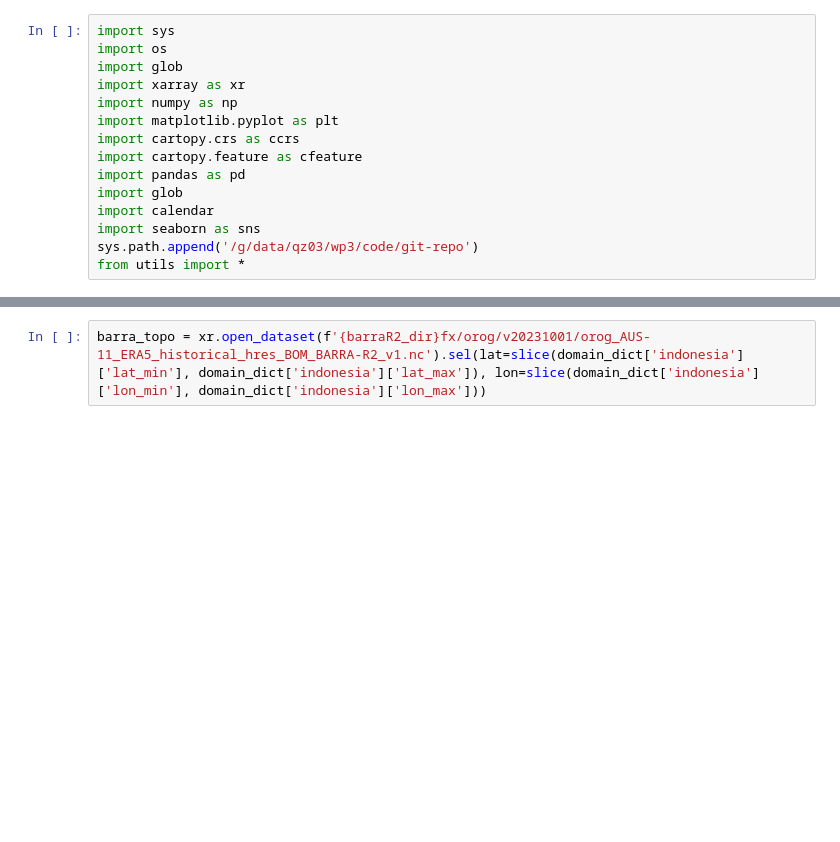
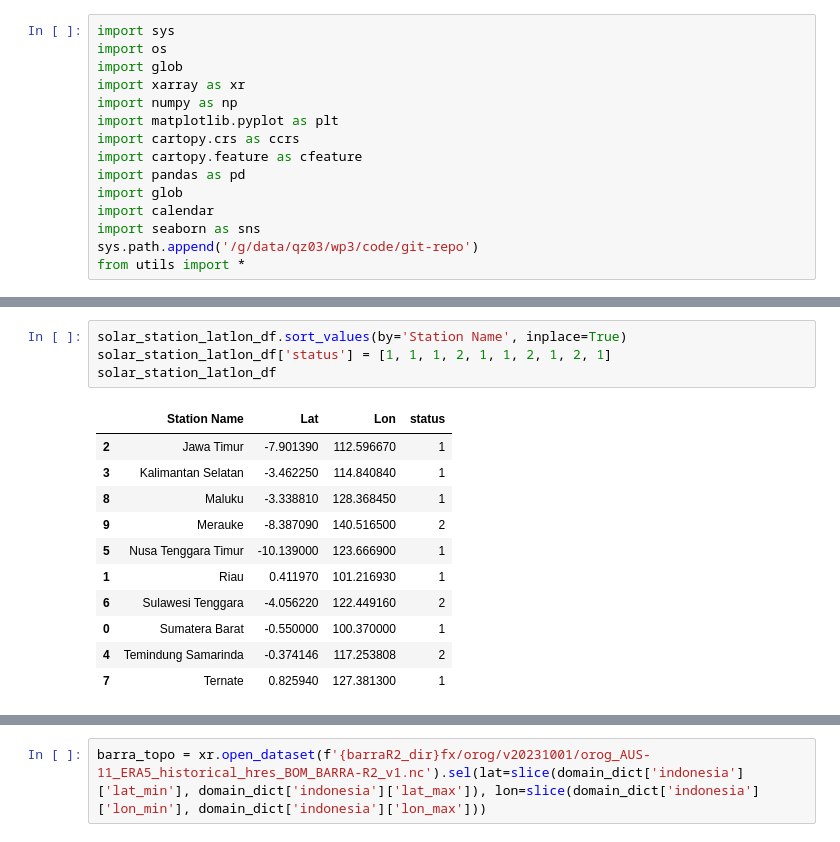
Before and after one commit to jb6465/wetsa-wp3, a Jupyter notebook: 2-in-situ_comparison.ipynb, the cells around one changed output, grey strips where cells are left out. Saved outputs shown, nothing was run; the diff lists cells and outputs as text; blank space fills up the shorter version.

```diff
--- a/2-in-situ_comparison.ipynb
+++ b/2-in-situ_comparison.ipynb
@@ -19,0 +65,16 @@ from utils import *
+# %%
+solar_station_latlon_df.sort_values(by='Station Name', inplace=True)
+solar_station_latlon_df['status'] = [1, 1, 1, 2, 1, 1, 2, 1, 2, 1]
+solar_station_latlon_df
+# %% [output]
+|  | Station Name | Lat | Lon | status |
+| 2 | Jawa Timur | -7.901390 | 112.596670 | 1 |
+| 3 | Kalimantan Selatan | -3.462250 | 114.840840 | 1 |
+| 8 | Maluku | -3.338810 | 128.368450 | 1 |
+| 9 | Merauke | -8.387090 | 140.516500 | 2 |
+| 5 | Nusa Tenggara Timur | -10.139000 | 123.666900 | 1 |
+| 1 | Riau | 0.411970 | 101.216930 | 1 |
+| 6 | Sulawesi Tenggara | -4.056220 | 122.449160 | 2 |
+| 0 | Sumatera Barat | -0.550000 | 100.370000 | 1 |
+| 4 | Temindung Samarinda | -0.374146 | 117.253808 | 2 |
+| 7 | Ternate | 0.825940 | 127.381300 | 1 |
```
Also changed, not shown: parts of 15 cells of this notebook.
